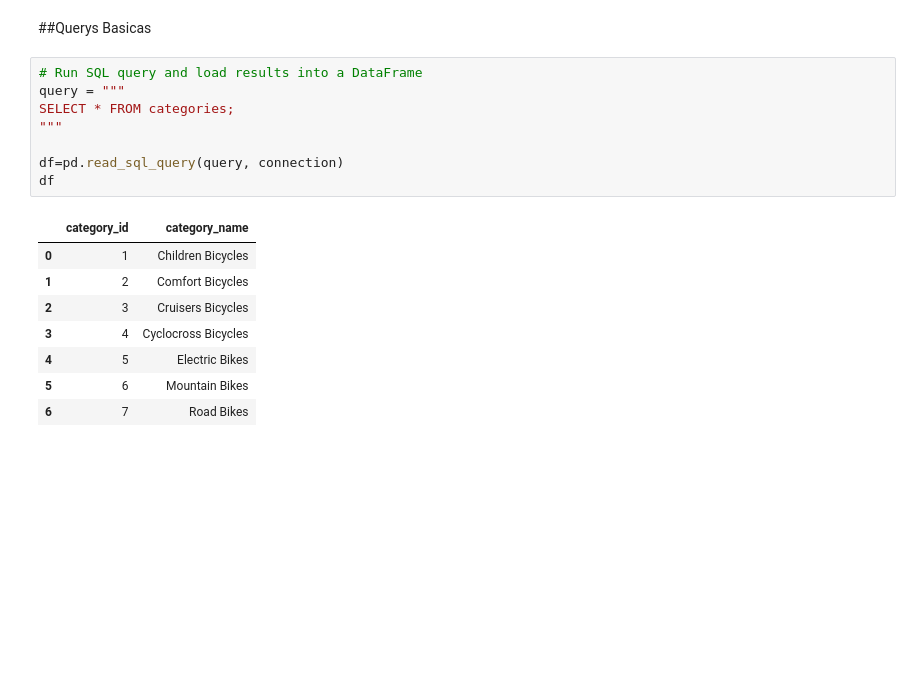
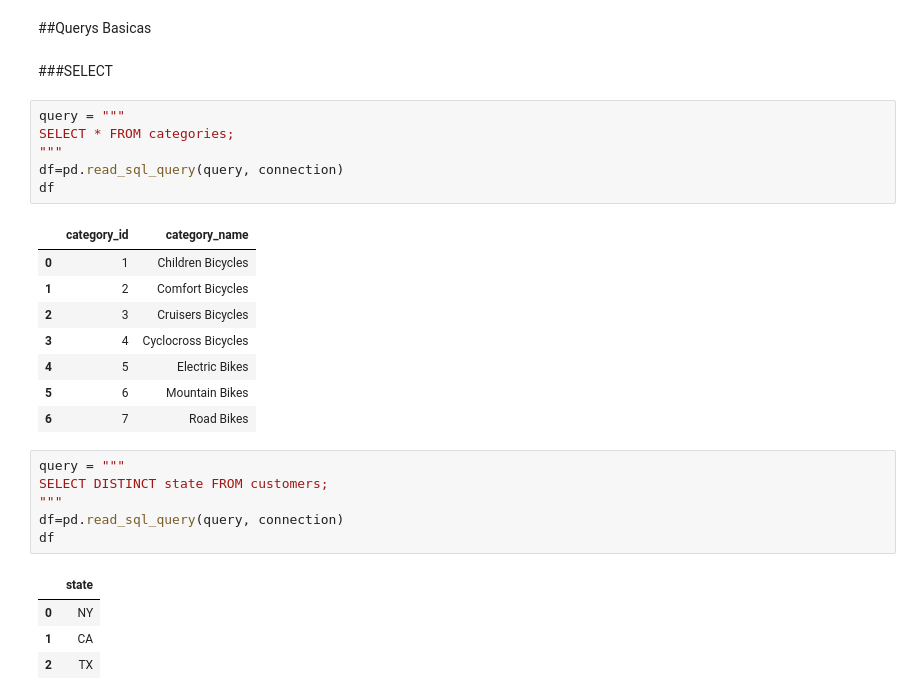
Before and after one commit to AlejandroSenabre/Data-Analysis-with-SQL, a Jupyter notebook: BikeStore_with_SQL.ipynb, the cells around one changed output. Drawn from its saved outputs; the diff is of its cells as text; blank space fills up the shorter version.

```diff
--- a/BikeStore_with_SQL.ipynb
+++ b/BikeStore_with_SQL.ipynb
@@ -68,12 +70,12 @@ print(tabulate(df_rows_cols, headers='keys', tablefmt='psql'))
 +----+-------------+---------+------------+
 # %% [markdown]
 ##Querys Basicas
+# %% [markdown]
+###SELECT
 # %%
-# Run SQL query and load results into a DataFrame
 query = """
 SELECT * FROM categories;
 """
-
 df=pd.read_sql_query(query, connection)
 df
 # %% [output]
@@ -85,3 +87,14 @@ df
 | 4 | 5 | Electric Bikes |
 | 5 | 6 | Mountain Bikes |
 | 6 | 7 | Road Bikes |
+# %%
+query = """
+SELECT DISTINCT state FROM customers;
+"""
+df=pd.read_sql_query(query, connection)
+df
+# %% [output]
+|  | state |
+| 0 | NY |
+| 1 | CA |
+| 2 | TX |
```
Also changed, not shown: parts of 3 cells of this notebook.
